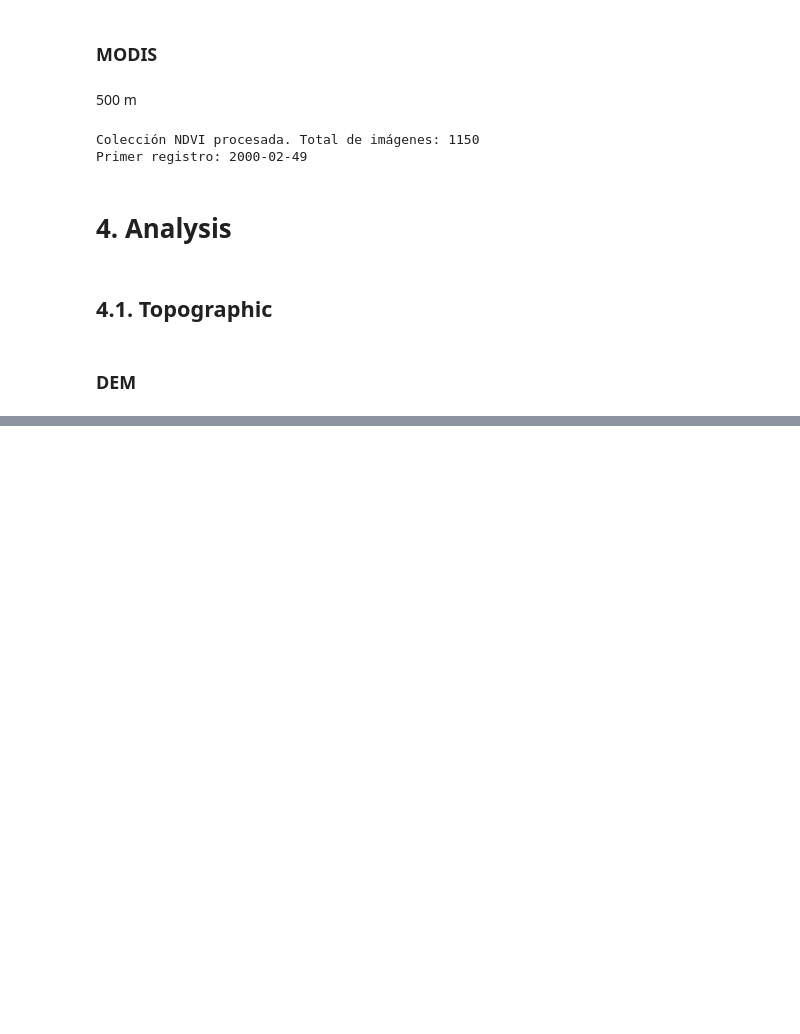
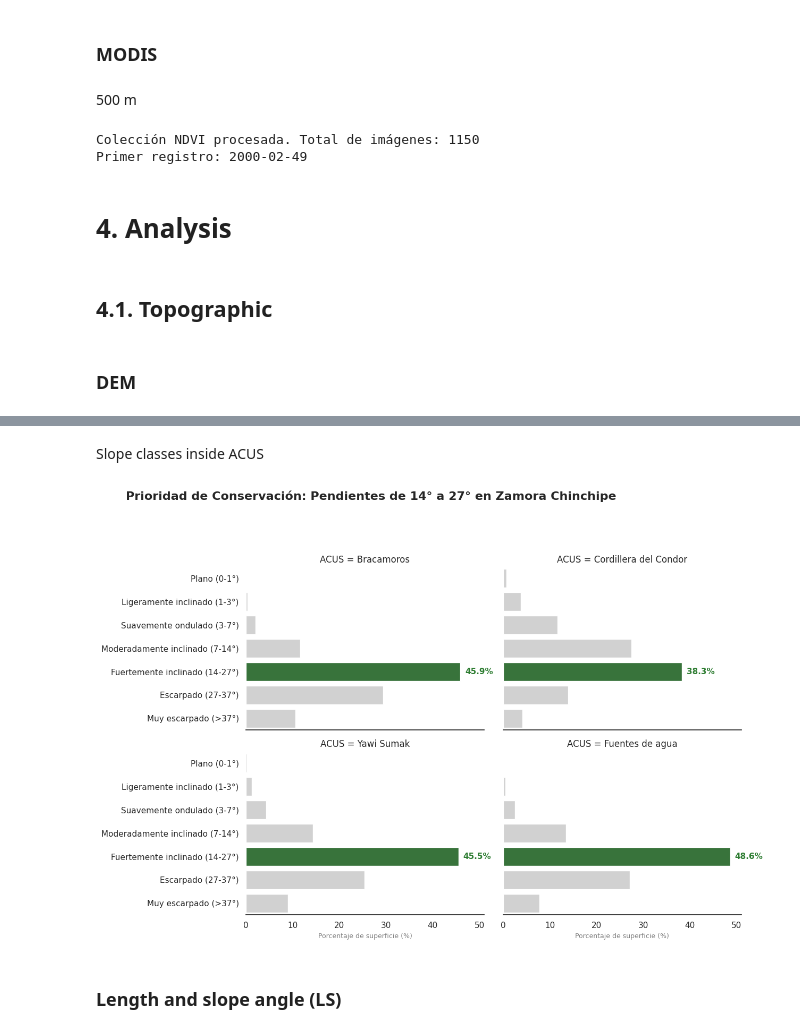
Before and after one commit to daningMontano/ACUS_ECOSYSTEM_FUNCTION_ZCH, a Jupyter notebook: Notebooks/Init_biophysical_charact/1_Base_line.ipynb, the cells around one changed output, grey strips where cells are left out. Drawn from its saved outputs; the diff is of its cells as text; code cells hidden in the pictures; blank space fills up the shorter version.

```diff
--- a/Notebooks/Init_biophysical_charact/1_Base_line.ipynb
+++ b/Notebooks/Init_biophysical_charact/1_Base_line.ipynb
@@ -138,0 +455,75 @@ map_dem
+# %% [markdown]
+Slope classes inside ACUS
+# %%
+
+
+# --- FASE 1: ADQUIRIR Y ANALIZAR (Extracción de Datos GEE) ---
+# Se procesan los datos espaciales para obtener la composición relativa del paisaje
+data_list = []
+for nombre in nombres_categorias:
+    # 1. Definir geometría y reducir región (SRTM 30m)
+    geom = acus.filter(ee.Filter.eq('Nombre', nombre)).geometry()
+    hist = classified_slope_aoi.reduceRegion(
+        reducer=ee.Reducer.frequencyHistogram(),
+        geometry=geom,
+        scale=30,
+        maxPixels=1e9
+    ).get('Slope_Class_Degrees').getInfo()
+
+    if hist:
+        total_pixels = sum(hist.values())
+        for class_id_str, count in hist.items():
+            class_id = int(float(class_id_str))
+            if class_id in slope_class_names:
+                # Normalización a porcentaje para comparabilidad entre ACUS
+                data_list.append({
+                    'ACUS': nombre,
+                    'Clase': slope_class_names[class_id],
+                    'Porcentaje': (count / total_pixels) * 100
+                })
+
+df = pd.DataFrame(data_list)
+df['Clase'] = pd.Categorical(df['Clase'], categories=ordered_slope_classes, ordered=True)
+
+# --- FASE 2: REPRESENTAR Y REFINAR (Visualización Explicativa) ---
+sns.set_theme(style="white")
+plt.rcParams['font.family'] = 'sans-serif'
+main_class = 'Fuertemente inclinado (14-27°)' # Foco narrativo
+
+# Facetas con escala compartida (0-100%) para comparación vertical directa
+g = sns.FacetGrid(df, col='ACUS', col_wrap=2, height=4, aspect=1.6, sharex=True)
+
+def draw_refined_bars(data, **kwargs):
+    ax = plt.gca()
+    # Atributo preatentivo: Solo la clase dominante tiene color
+    colors = ['#2E7D32' if c == main_class else '#D1D1D1' for c in data['Clase']]
+
+    sns.barplot(data=data, y='Clase', x='Porcentaje', palette=colors, ax=ax, hue='Clase', legend=False)
+
+    # Etiquetado selectivo (Ratio datos-tinta): Solo la barra de interés
+    for i, p in enumerate(ax.patches):
+        width = p.get_width()
+        class_name = data['Clase'].iloc[i]
+        if class_name == main_class:
+            ax.text(width + 1, i, f'{width:.1f}%',
+                    va='center', fontsize=11, color='#2E7D32', fontweight='bold')
+
+    # Eliminación de Clutter
+    ax.spines['top'].set_visible(False)
+    ax.spines['right'].set_visible(False)
+    ax.spines['left'].set_visible(False)
+    ax.set_ylabel('')
+    ax.set_xlabel('Porcentaje de superficie (%)', fontsize=9, color='gray')
+
+g.map_dataframe(draw_refined_bars)
+
+# --- FASE 3: DELIVER (Storytelling con títulos interpretativos) ---
+g.fig.suptitle('Prioridad de Conservación: Pendientes de 14° a 27° en Zamora Chinchipe',
+               fontsize=16, fontweight='bold', x=0.05, ha='left', y=1.08)
+
+plt.tight_layout()
+plt.show()
+# %% [output]
+[figure, added]
+# %% [markdown]
+### Length and slope angle (LS)
```
Also changed, not shown: parts of 20 cells of this notebook.
